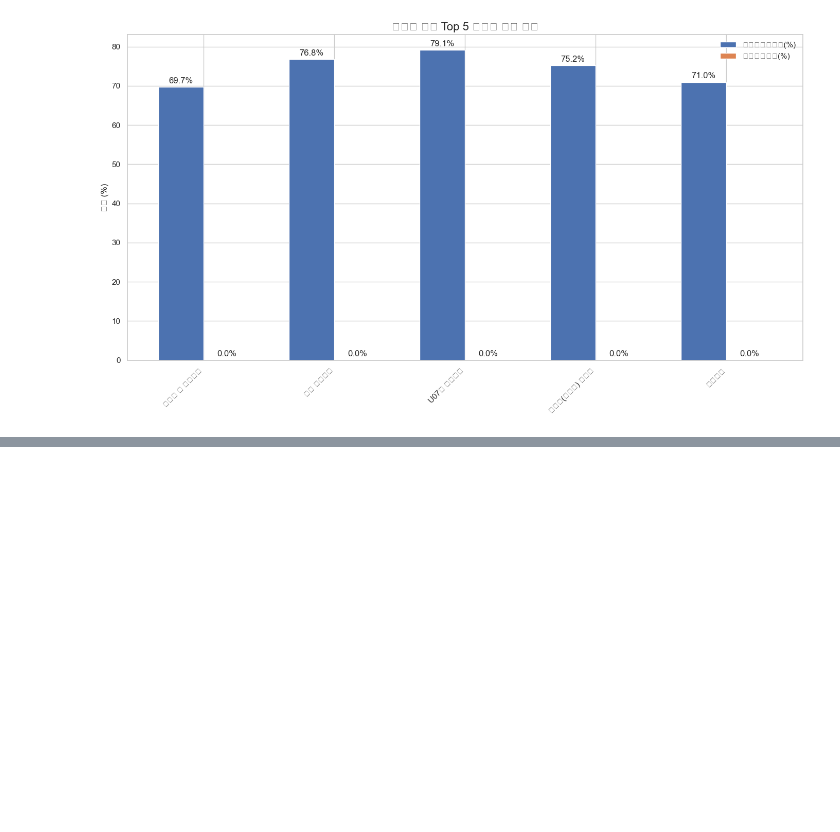
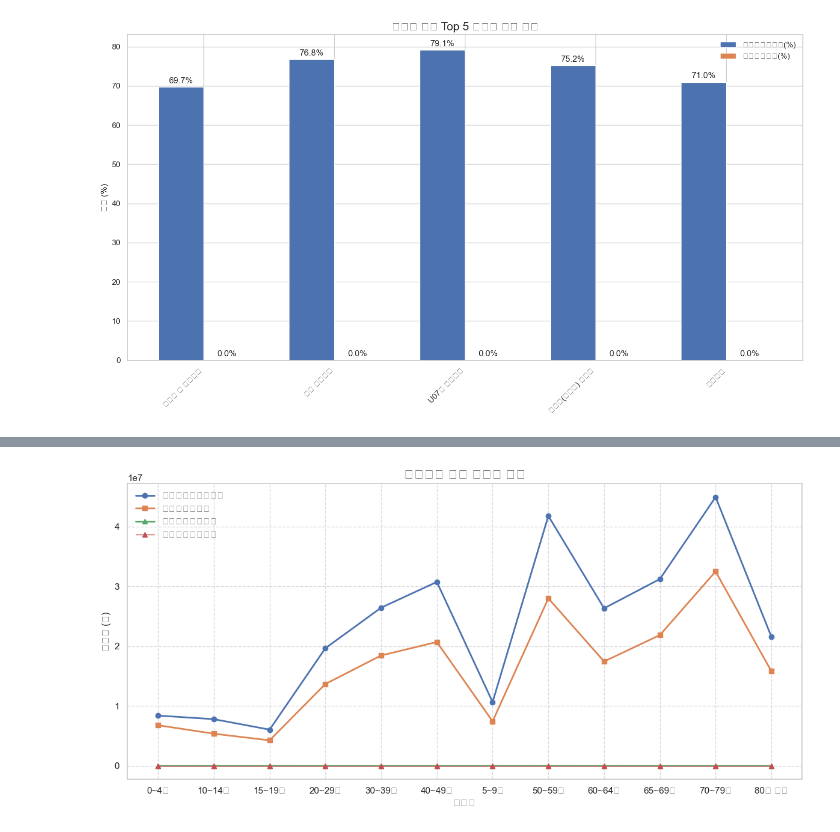
Before and after one commit to yujeong0411/Medi-Budget, a Jupyter notebook: backend/src/data/notebooks/anaylze.ipynb, the cells around one changed output, grey strips where cells are left out. Drawn from its saved outputs; the diff is of its cells as text; code cells hidden in the pictures; blank space fills up the shorter version.

```diff
--- a/backend/src/data/notebooks/anaylze.ipynb
+++ b/backend/src/data/notebooks/anaylze.ipynb
@@ -269,11 +280,12 @@ plt.show()
 
 # 연령대별 평균 진료비 추이
 age_cost_avg_query = """
-    SELECT 연령대, AVG(요양급여총비용) as 평균총비용, AVG(보험자비용) as 평균보험비용,
-           AVG(환자비용) as 평균환자비용, AVG(내원일수) as 평균내원일수
-    FROM 연령대별_진료비_테이블
-    GROUP BY 연령대
-    ORDER BY 연령대
+    SELECT a.age_group as 연령대, AVG(a.patient_payment_per_visit) as 평균방문당진료비, AVG(a.patient_payment_per_patient) as 평균환자당진료비,
+        AVG(a.patient_count) as 평균환자수, SUM(a.patient_count) as 총환자수, AVG(a.visit_count) as 평균방문일수,
+        AVG(a.insurance_payment) as 평균보험자비용, AVG(a.medical_care_cost_total) as 평균요양급여총비용
+    FROM age_based_costs a
+    GROUP BY age_group
+    ORDER BY age_group
 """
 age_cost_avg = pd.read_sql_query(age_cost_avg_query, engine)
 
@@ -287,16 +309,19 @@ LINE 4:     FROM 연령대별_진료비_테이블
 # %%
 # 연령대별 평균 진료비 시각화
 plt.figure(figsize=(12, 6))
-plt.plot(age_cost_avg['연령대'], age_cost_avg['평균총비용'], marker='o', linewidth=2, label='평균 총비용')
-plt.plot(age_cost_avg['연령대'], age_cost_avg['평균보험비용'], marker='s', linewidth=2, label='평균 보험비용')
-plt.plot(age_cost_avg['연령대'], age_cost_avg['평균환자비용'], marker='^', linewidth=2, label='평균 환자비용')
+plt.plot(age_cost_avg['age_group'], age_cost_avg['평균요양급여총비용'], marker='o', linewidth=2, label='평균요양급여총비용')
+plt.plot(age_cost_avg['age_group'], age_cost_avg['평균보험자비용'], marker='s', linewidth=2, label='평균보험자비용')
+plt.plot(age_cost_avg['age_group'], age_cost_avg['평균환자당진료비'], marker='^', linewidth=2, label='평균환자당진료비')
+plt.plot(age_cost_avg['age_group'], age_cost_avg['평균방문당진료비'], marker='^', linewidth=1, label='평균방문당진료비')
 plt.title('연령대별 평균 진료비 추이', fontsize=16)
 plt.xlabel('연령대', fontsize=12)
 plt.ylabel('진료비 (원)', fontsize=12)
 plt.grid(True, linestyle='--', alpha=0.7)
 plt.legend()
 plt.tight_layout()
 plt.show()
+# %% [output]
+[figure, added]
 # %%
 # 연령대별 다빈도 질환 분석
 age_disease_query = """
```
Also changed, not shown: parts of 25 cells of this notebook, 6 other files.
